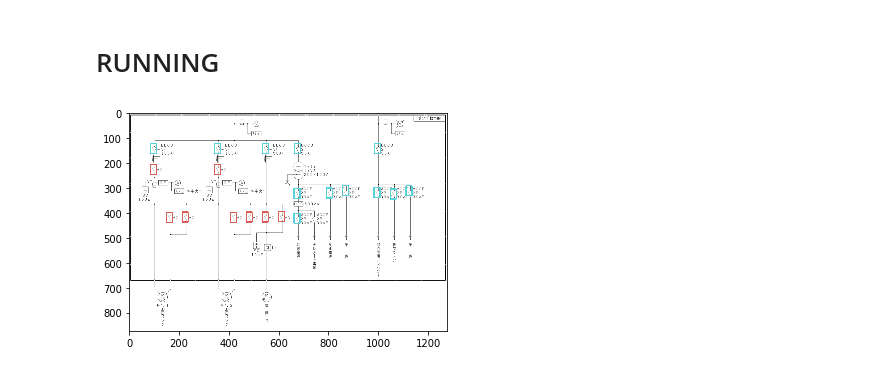
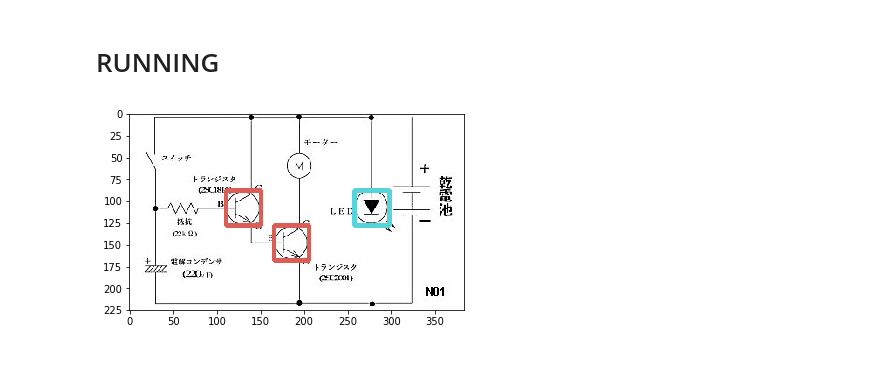
Before and after one commit to kamata1729/QATM_pytorch, a Jupyter notebook: qatm_pytorch.ipynb, the cells around one changed output. Saved outputs shown, nothing was run; the diff lists cells and outputs as text; code cells hidden in the pictures.

```diff
--- a/qatm_pytorch.ipynb
+++ b/qatm_pytorch.ipynb
@@ -44,3 +41,7 @@ template = make_img_tensor(template_list)
+# %%
+# template images must have same size
+template_list = ['template/template1_1.png', 'template/template1_2.png', 'template/template1_dummy.png']
+template = make_img_tensor(template_list)
 # %%
 plt.imshow(image_raw)
 # %% [output]
@@ -194,8 +195,8 @@ def nms_multi(scores, w_ini, h_ini, thresh=0.7):
     indices = np.arange(scores.shape[0])
     maxes = np.max(scores.reshape(scores.shape[0], -1), axis=1)
     # omit not-matching templates
-    scores = scores[maxes > 0.5 * maxes.max()]
-    indices = indices[maxes > 0.5 * maxes.max()]
+    scores = scores[maxes > 0.2 * maxes.max()]
+    indices = indices[maxes > 0.2 * maxes.max()]
 
     # extract candidate pixels from scores
     dots = None
@@ -237,7 +238,7 @@ def nms_multi(scores, w_ini, h_ini, thresh=0.7):
         inter = w * h
         ovr = inter / (areas[i] + areas[order[1:]] - inter)
 
-        inds = np.where(ovr <= 0.05)[0]
+        inds = np.where(ovr <= 0.1)[0]
         order = order[inds + 1]
         dots_indices = dots_indices[inds + 1]
 
@@ -278,14 +279,14 @@ def run_one_sample(template, image):
         score[score>-1e-7] = score.min()
         score = np.exp(score / (h*w)) # reverse number range back after computing geometry average
         scores.append(score)
-    return scores
+    return np.array(scores)
 # %%
 model = CreateModel(model=models.vgg19(pretrained=True).features, alpha=25, use_cuda=True)
 # %%
 scores = run_one_sample(template, image)
 # %%
-boxes, indices = nms_multi(np.array(scores), template.size()[-1], template.size()[-2], thresh=0.4)
+boxes, indices = nms_multi(scores, template.size()[-1], template.size()[-2], thresh=0.5)
 # %%
-d_img = plot_result_multi(image_raw, boxes, indices, show=True, save_name='result_MC.png')
+d_img = plot_result_multi(image_raw, boxes, indices, show=True, save_name='result_sample.png')
 # %% [output]
-[figure, old version]
+[figure, new version]
```
Also changed, not shown: parts of 4 cells of this notebook, 6 other files.
